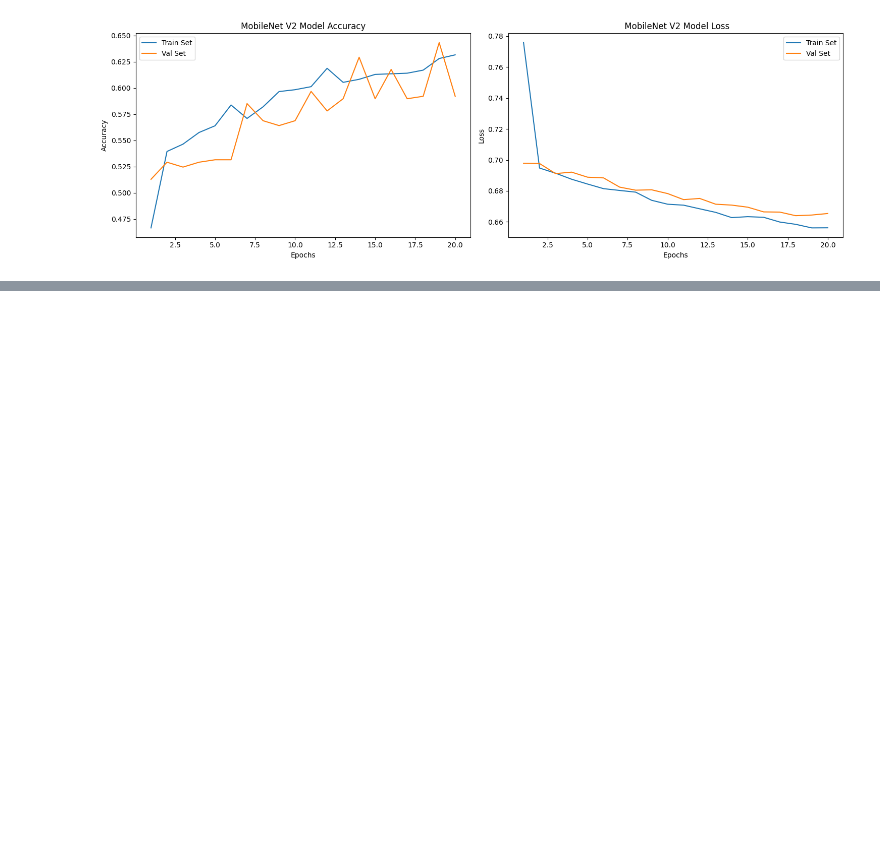
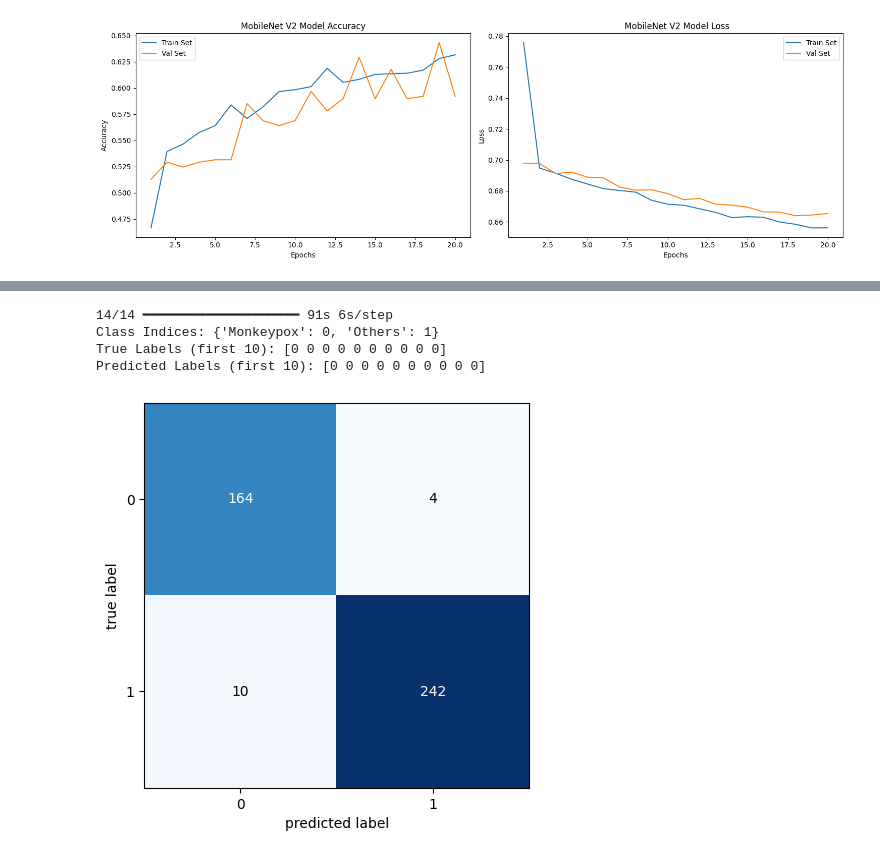
Before and after one commit to Dipu34/MonkeyPox_Prediction_CNN, a Jupyter notebook: PROJECT_MPOX.ipynb, the cells around one changed output, grey strips where cells are left out. Drawn from its saved outputs; the diff is of its cells as text; code cells hidden in the pictures; blank space fills up the shorter version.

```diff
--- a/PROJECT_MPOX.ipynb
+++ b/PROJECT_MPOX.ipynb
@@ -1083,0 +1347,28 @@ weighted avg       0.71      0.71      0.69       420
+# %%
+from sklearn.metrics import confusion_matrix
+from mlxtend.plotting import plot_confusion_matrix
+
+# Make predictions
+# Re-run prediction
+pred_probs = model.predict(test_data)  # Get probability outputs
+pred_labels = (pred_probs > 0.5).astype(int).flatten()  # Convert to binary labels
+
+# Get ground truth labels
+true_labels = test_data.classes
+
+# Print for debugging
+print("Class Indices:", test_data.class_indices)  # Mapping of class names
+print("True Labels (first 10):", true_labels[:10])  # First 10 true labels
+print("Predicted Labels (first 10):", pred_labels[:10])  # First 10 predicted labels
+
+# Compute confusion matrix
+from sklearn.metrics import confusion_matrix
+from mlxtend.plotting import plot_confusion_matrix
+import matplotlib.pyplot as plt
+
+CM = confusion_matrix(true_labels, pred_labels)
+
+# Plot confusion matrix
+fig, ax = plot_confusion_matrix(conf_mat=CM, figsize=(5, 5))
+plt.show()
+# %% [output]
@@ -1083,0 +1376,5 @@ weighted avg       0.71      0.71      0.69       420
+14/14 ━━━━━━━━━━━━━━━━━━━━ 91s 6s/step
+Class Indices: {'Monkeypox': 0, 'Others': 1}
+True Labels (first 10): [0 0 0 0 0 0 0 0 0 0]
+Predicted Labels (first 10): [0 0 0 0 0 0 0 0 0 0]
+[figure, added]
```
Also changed, not shown: parts of 30 cells of this notebook.
